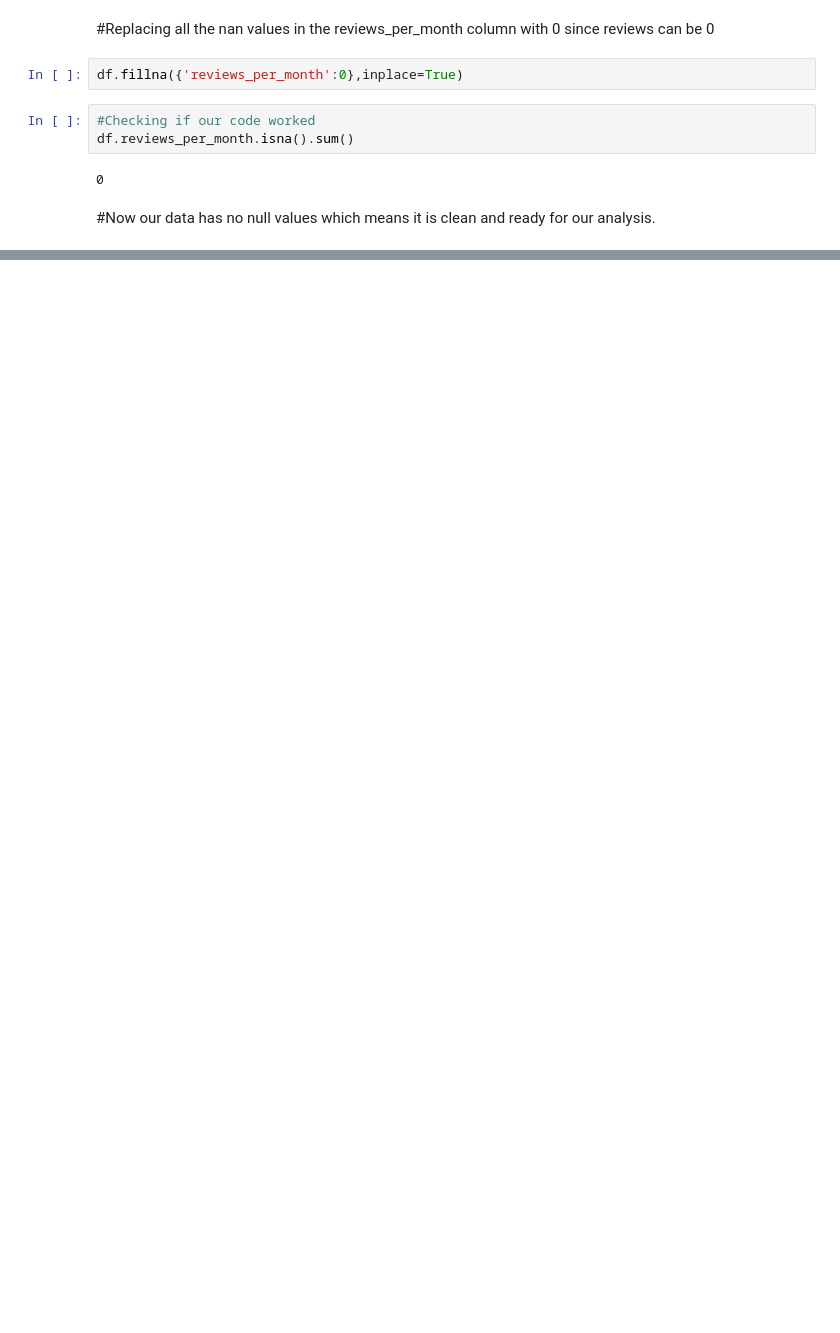
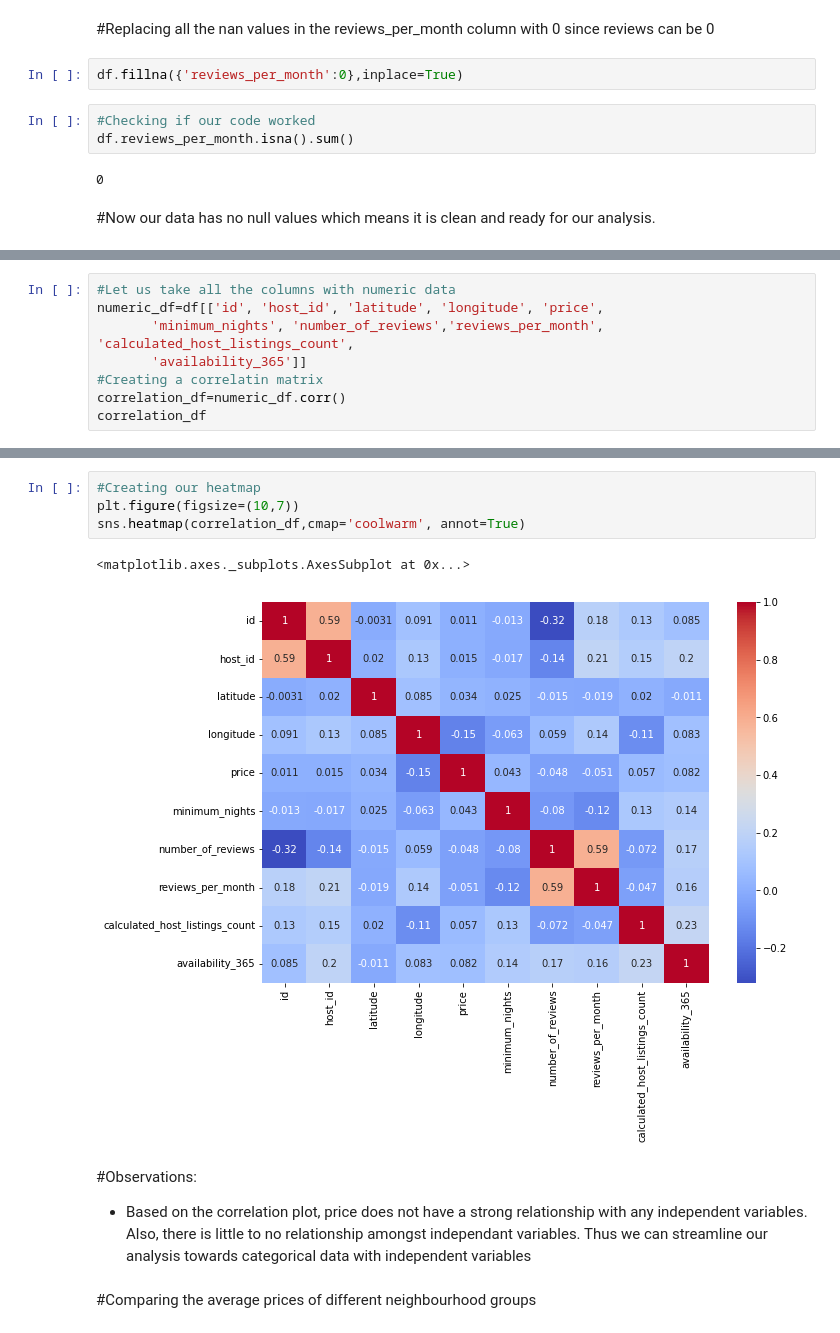
Before and after one commit to keerthibehara/AirBNB-analysis, a Jupyter notebook: Airbnb_Bookings_Analysis_Behara_Sai_Keerthi_Capstone_Project.ipynb, the cells around one changed output, grey strips where cells are left out. Saved outputs shown, nothing was run; the diff lists cells and outputs as text; blank space fills up the shorter version.

```diff
--- a/Airbnb_Bookings_Analysis_Behara_Sai_Keerthi_Capstone_Project.ipynb
+++ b/Airbnb_Bookings_Analysis_Behara_Sai_Keerthi_Capstone_Project.ipynb
@@ -177,0 +224,8 @@ df.shape
+# %%
+#Let us take all the columns with numeric data
+numeric_df=df[['id', 'host_id', 'latitude', 'longitude', 'price',
+       'minimum_nights', 'number_of_reviews','reviews_per_month', 'calculated_host_listings_count',
+       'availability_365']]
+#Creating a correlatin matrix
+correlation_df=numeric_df.corr()
+correlation_df
@@ -177,0 +244,14 @@ df.shape
+# %%
+#Creating our heatmap
+plt.figure(figsize=(10,7))
+sns.heatmap(correlation_df,cmap='coolwarm', annot=True)
+# %% [output]
+<matplotlib.axes._subplots.AxesSubplot at 0x...>
+[figure, added]
+# %% [markdown]
+#Observations:
+
+
+*  Based on the correlation plot, price does not have a strong relationship with any independent variables. Also, there is little to no relationship amongst independant variables. Thus we can streamline our analysis towards categorical data with independent variables
+# %% [markdown]
+#Comparing the average prices of different neighbourhood groups
```
Also changed, not shown: parts of 24 cells of this notebook.
